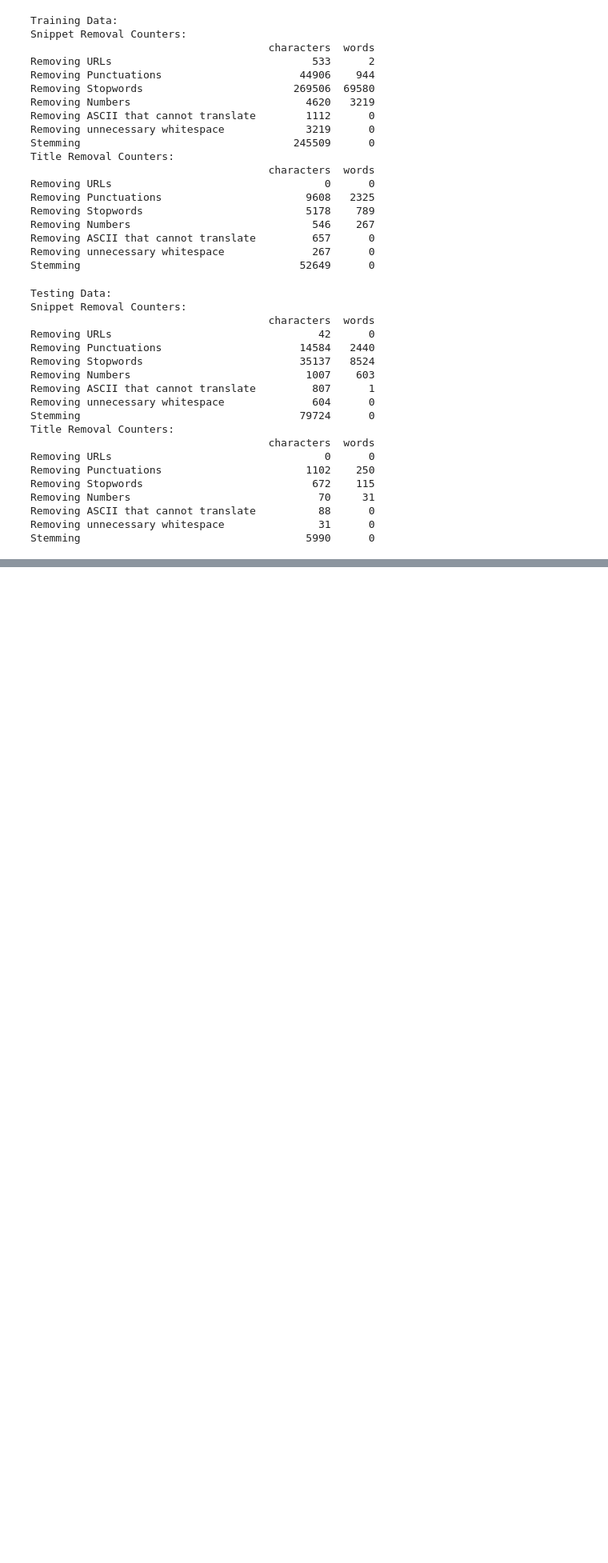
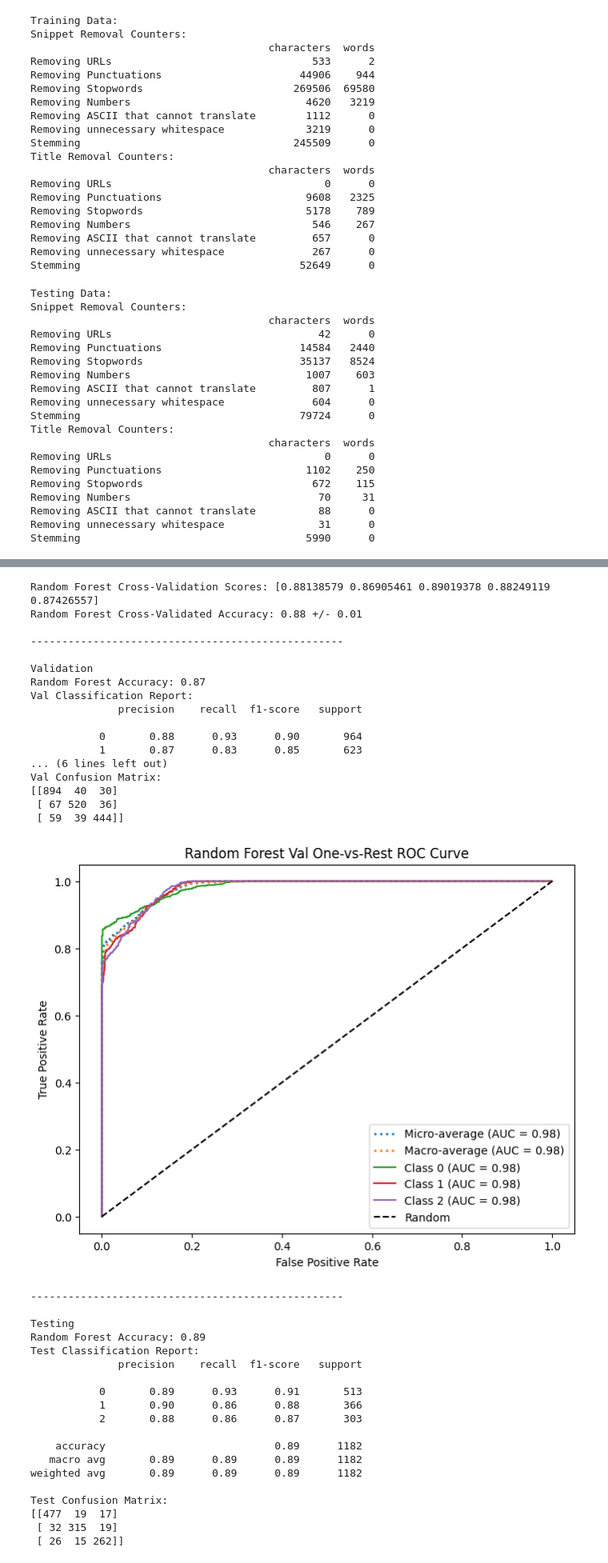
Before and after one commit to VM230705/DM_Final_Project, a Jupyter notebook: classification_snippet_only.ipynb, the cells around one changed output, grey strips where cells are left out. Shown at 80% size. Saved outputs shown, nothing was run; the diff lists cells and outputs as text; code cells hidden in the pictures; blank space fills up the shorter version.

```diff
--- a/classification_snippet_only.ipynb
+++ b/classification_snippet_only.ipynb
@@ -479,0 +640,41 @@ Confusion Matrix:
+# %%
+model = RandomForestClassifier(n_estimators=200, random_state=seed)
+generate_report(model, "Random Forest")
+# %% [output]
+Random Forest Cross-Validation Scores: [0.88138579 0.86905461 0.89019378 0.88249119 0.87426557]
+Random Forest Cross-Validated Accuracy: 0.88 +/- 0.01
+
+--------------------------------------------------
+
+Validation
+Random Forest Accuracy: 0.87
+Val Classification Report:
+              precision    recall  f1-score   support
+
+           0       0.88      0.93      0.90       964
+           1       0.87      0.83      0.85       623
+... (6 lines left out)
+Val Confusion Matrix:
+[[894  40  30]
+ [ 67 520  36]
+ [ 59  39 444]]
+[figure, added]
+--------------------------------------------------
+
+Testing
+Random Forest Accuracy: 0.89
+Test Classification Report:
+              precision    recall  f1-score   support
+
+           0       0.89      0.93      0.91       513
+           1       0.90      0.86      0.88       366
+           2       0.88      0.86      0.87       303
+
+    accuracy                           0.89      1182
+   macro avg       0.89      0.89      0.89      1182
+weighted avg       0.89      0.89      0.89      1182
+
+Test Confusion Matrix:
+[[477  19  17]
+ [ 32 315  19]
+ [ 26  15 262]]
```
Also changed, not shown: parts of 18 cells of this notebook.
